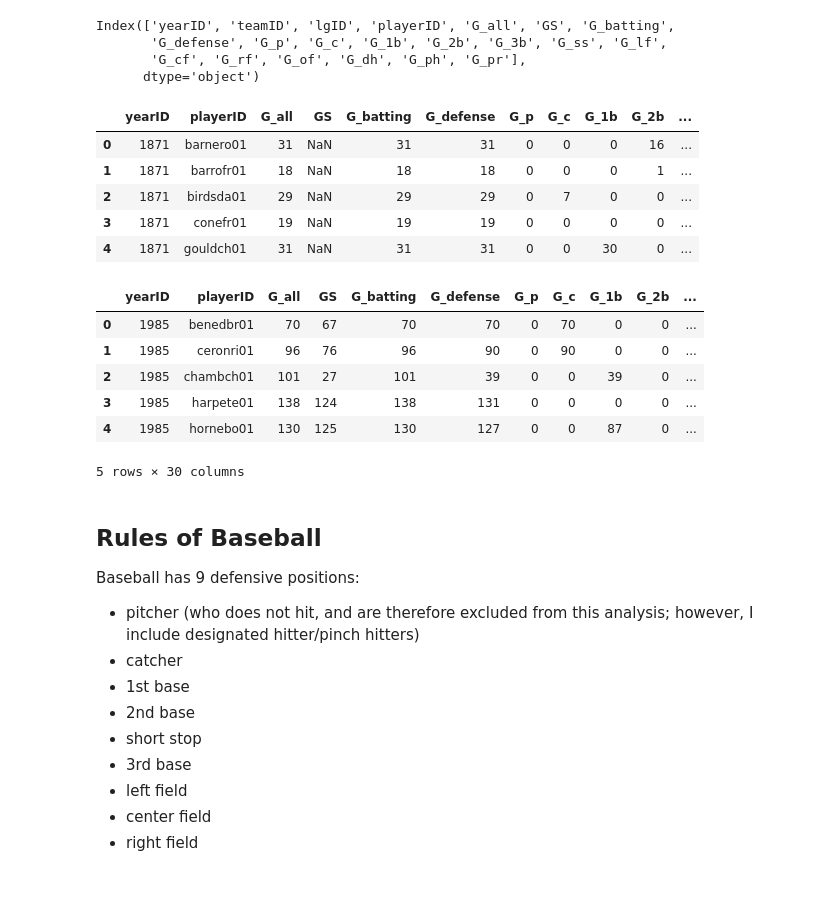
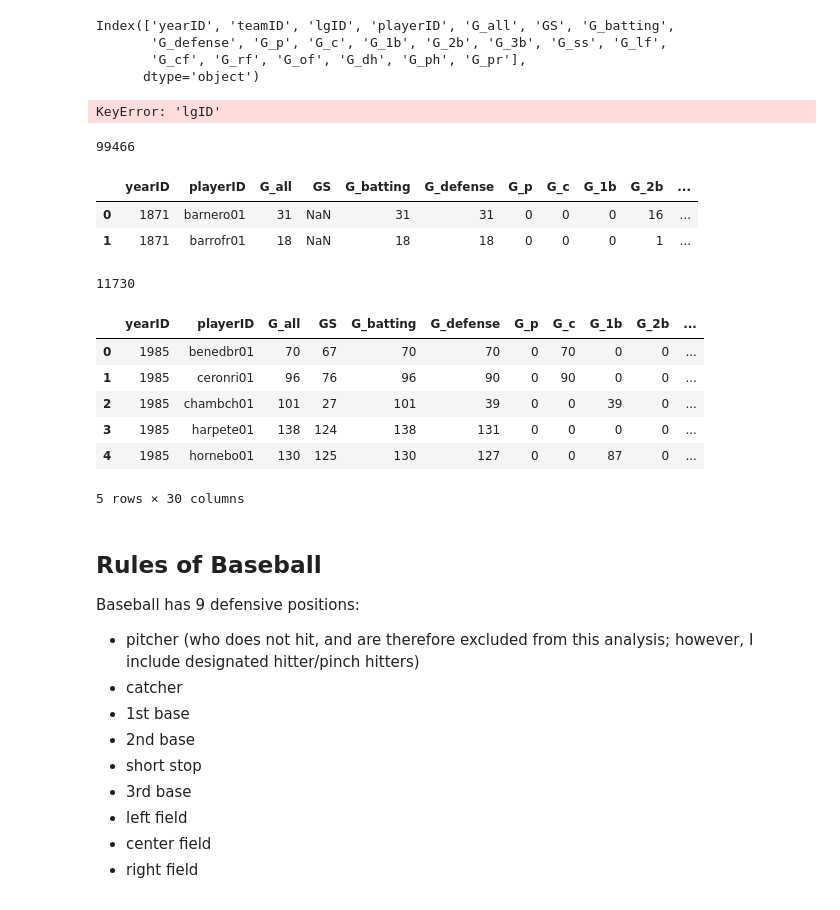
Before and after one commit to ahartz1/moneyball, a Jupyter notebook: moneyball.ipynb, the cells around one changed output. Drawn from its saved outputs; the diff is of its cells as text; code cells hidden in the pictures.

```diff
--- a/moneyball.ipynb
+++ b/moneyball.ipynb
@@ -173,25 +114,29 @@ Index(['yearID', 'teamID', 'lgID', 'playerID', 'G_all', 'GS', 'G_batting',
 # %%
 appearances.pop('lgID')
 appearances.pop('teamID')
-appearances.head()
 # %% [output]
-|  | yearID | playerID | G_all | GS | G_batting | G_defense | G_p | G_c | G_1b | G_2b | ... |
-| 0 | 1871 | barnero01 | 31 | NaN | 31 | 31 | 0 | 0 | 0 | 16 | ... |
-| 1 | 1871 | barrofr01 | 18 | NaN | 18 | 18 | 0 | 0 | 0 | 1 | ... |
-| 2 | 1871 | birdsda01 | 29 | NaN | 29 | 29 | 0 | 7 | 0 | 0 | ... |
-| 3 | 1871 | conefr01 | 19 | NaN | 19 | 19 | 0 | 0 | 0 | 0 | ... |
-| 4 | 1871 | gouldch01 | 31 | NaN | 31 | 31 | 0 | 0 | 30 | 0 | ... |
+KeyError: 'lgID'
+# %%
+print(len(appearances))
+appearances.head(2)
+# %% [output]
+99466
+|  | yearID | playerID | G_all | GS | G_batting | G_defense | G_p | G_c | G_1b | G_2b | ... |
+| 0 | 1871 | barnero01 | 31 | NaN | 31 | 31 | 0 | 0 | 0 | 16 | ... |
+| 1 | 1871 | barrofr01 | 18 | NaN | 18 | 18 | 0 | 0 | 0 | 1 | ... |
 # %%
 mb_data = pd.merge(appearances, bbdata_sal)
+print(len(mb_data))
 mb_data.head()
 # %% [output]
+11730
 |  | yearID | playerID | G_all | GS | G_batting | G_defense | G_p | G_c | G_1b | G_2b | ... |
 | 0 | 1985 | benedbr01 | 70 | 67 | 70 | 70 | 0 | 70 | 0 | 0 | ... |
 | 1 | 1985 | ceronri01 | 96 | 76 | 96 | 90 | 0 | 90 | 0 | 0 | ... |
 | 2 | 1985 | chambch01 | 101 | 27 | 101 | 39 | 0 | 0 | 39 | 0 | ... |
 | 3 | 1985 | harpete01 | 138 | 124 | 138 | 131 | 0 | 0 | 0 | 0 | ... |
 | 4 | 1985 | hornebo01 | 130 | 125 | 130 | 127 | 0 | 0 | 87 | 0 | ... |
-5 rows × 30 columns
+5 rows × 30 columns
 # %% [markdown]
 ## Rules of Baseball
 
```
Also changed, not shown: parts of 18 cells of this notebook.
